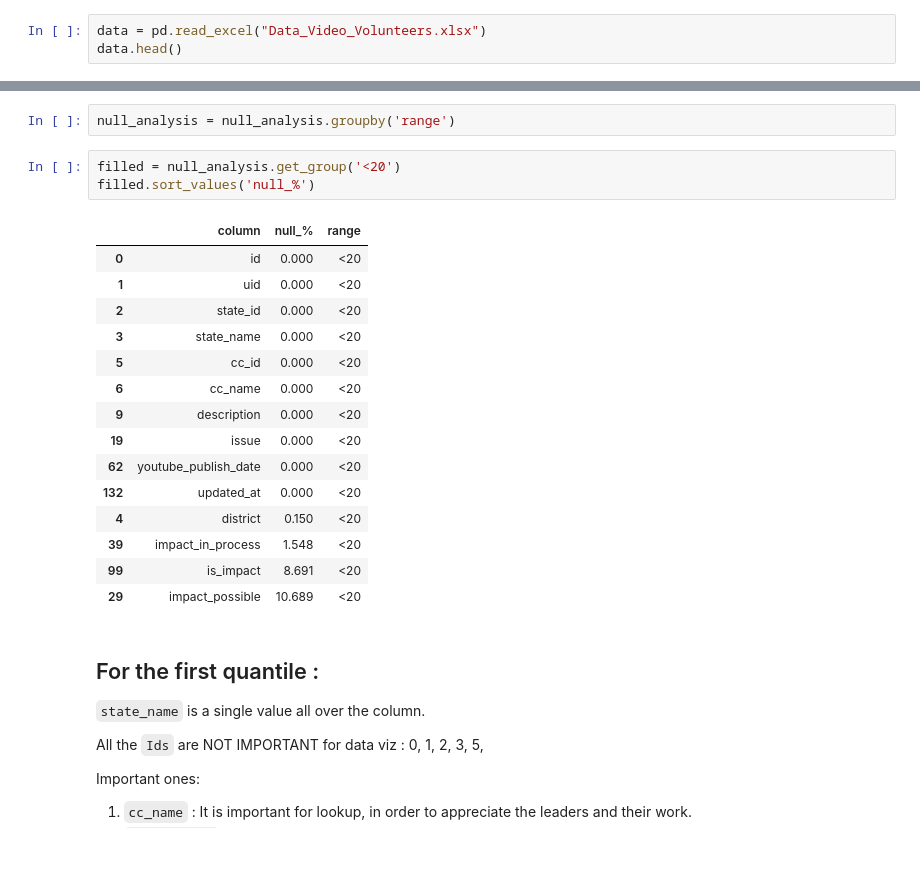
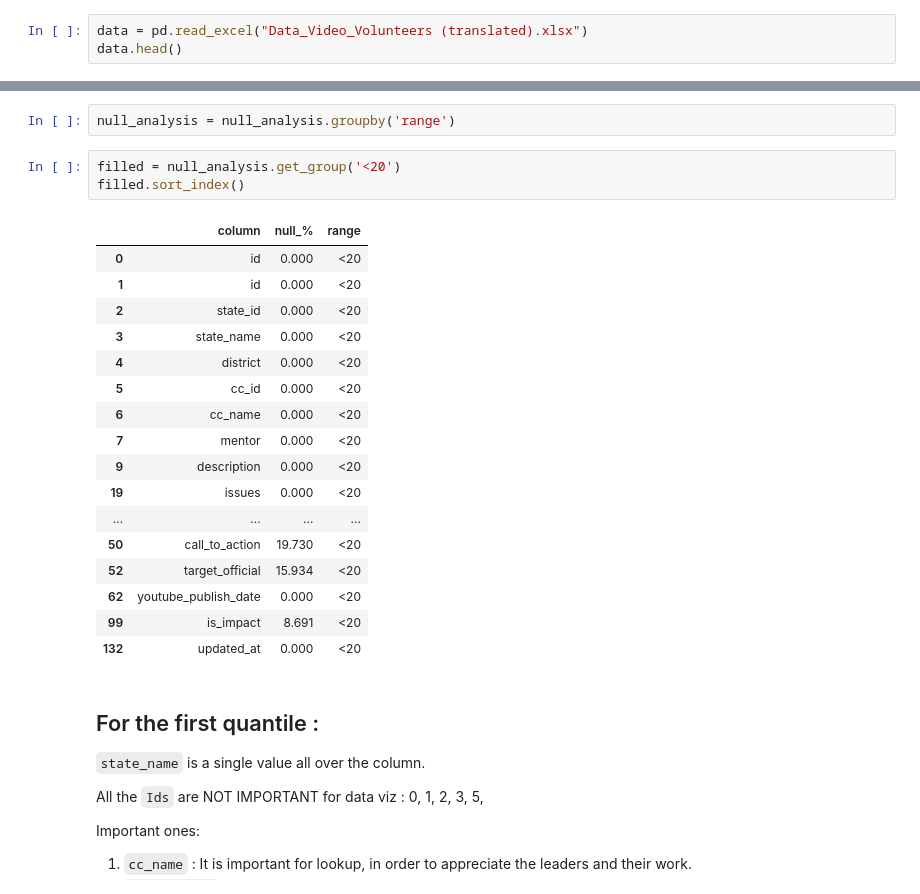
Before and after one commit to mistryishan25/VIZ4SG-Video_Volunteers, a Jupyter notebook: Feature_selection.ipynb, the cells around one changed output, grey strips where cells are left out. Drawn from its saved outputs; the diff is of its cells as text; blank space fills up the shorter version.

```diff
--- a/Feature_selection.ipynb
+++ b/Feature_selection.ipynb
@@ -31,6 +33,6 @@
 # %%
 import pandas as pd
 # %%
-data = pd.read_excel("Data_Video_Volunteers.xlsx")
+data = pd.read_excel("Data_Video_Volunteers (translated).xlsx")
 data.head()
 # %% [output]
@@ -69,23 +67,25 @@ null_analysis['range'] = pd.cut(
 null_analysis = null_analysis.groupby('range')
 # %%
 filled = null_analysis.get_group('<20')
-filled.sort_values('null_%')
+filled.sort_index()
 # %% [output]
 |  | column | null_% | range |
 | 0 | id | 0.000 | <20 |
-| 1 | uid | 0.000 | <20 |
+| 1 | id | 0.000 | <20 |
 | 2 | state_id | 0.000 | <20 |
 | 3 | state_name | 0.000 | <20 |
+| 4 | district | 0.000 | <20 |
 | 5 | cc_id | 0.000 | <20 |
 | 6 | cc_name | 0.000 | <20 |
+| 7 | mentor | 0.000 | <20 |
 | 9 | description | 0.000 | <20 |
-| 19 | issue | 0.000 | <20 |
+| 19 | issues | 0.000 | <20 |
+| ... | ... | ... | ... |
+| 50 | call_to_action | 19.730 | <20 |
+| 52 | target_official | 15.934 | <20 |
 | 62 | youtube_publish_date | 0.000 | <20 |
+| 99 | is_impact | 8.691 | <20 |
 | 132 | updated_at | 0.000 | <20 |
-| 4 | district | 0.150 | <20 |
-| 39 | impact_in_process | 1.548 | <20 |
-| 99 | is_impact | 8.691 | <20 |
-| 29 | impact_possible | 10.689 | <20 |
 # %% [markdown]
 ## For the first quantile :
 
```
Also changed, not shown: parts of 17 cells of this notebook, 1 other file.
